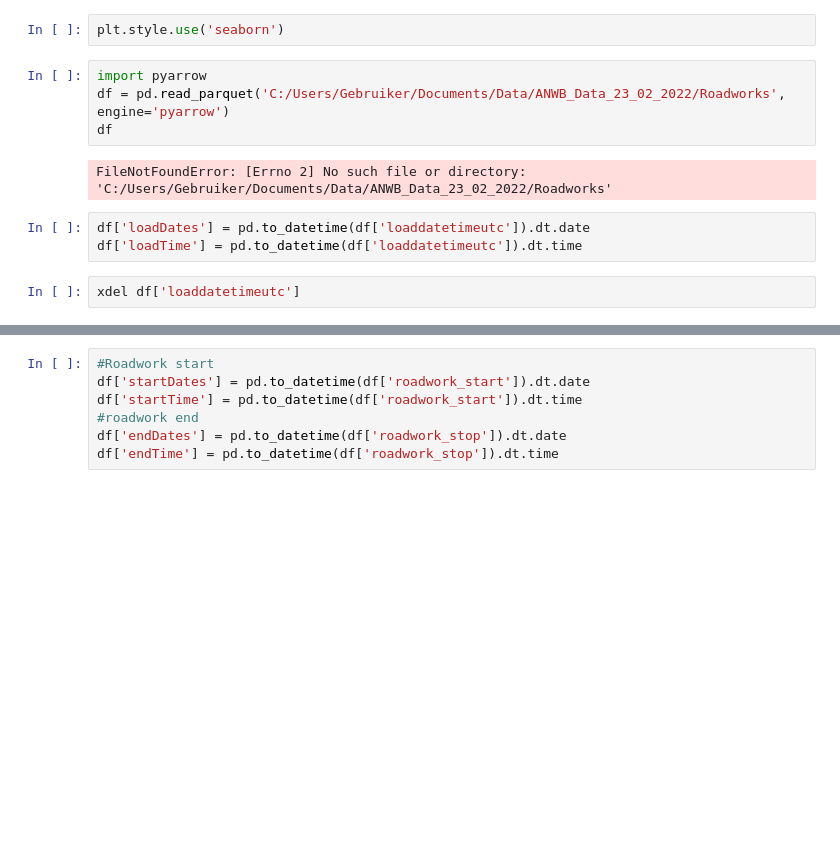
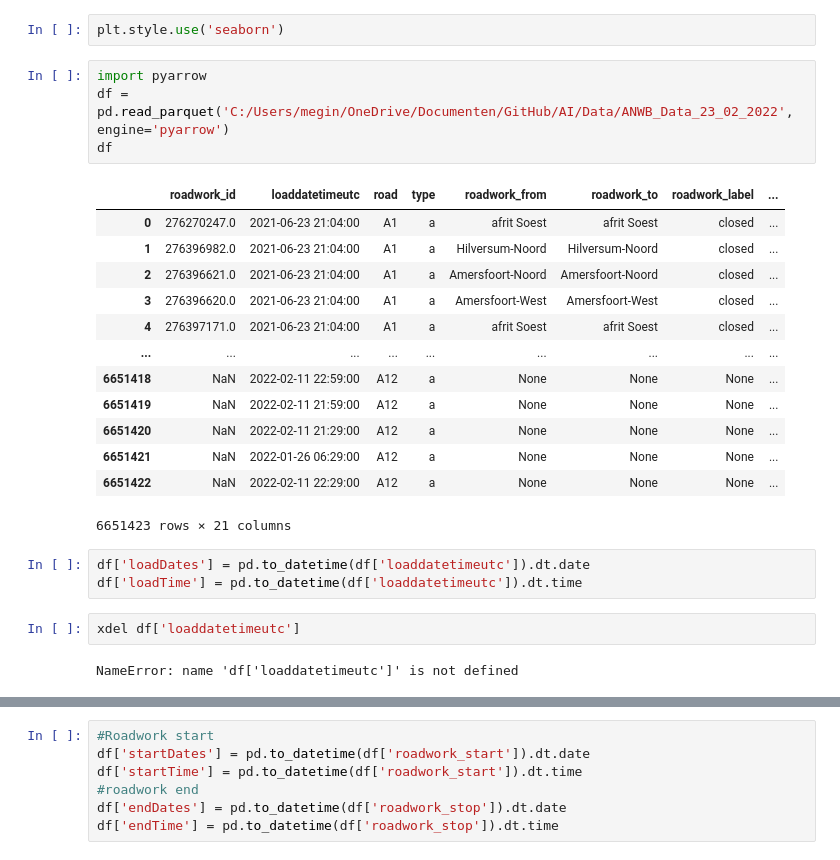
Before and after one commit to AviMegin/AI, a Jupyter notebook: Python/Parquet- project - explore ROADWORKS.ipynb, the cells around one changed output, grey strips where cells are left out. Drawn from its saved outputs; the diff is of its cells as text; blank space fills up the shorter version.

```diff
--- a/Python/Parquet- project - explore ROADWORKS.ipynb
+++ b/Python/Parquet- project - explore ROADWORKS.ipynb
@@ -11,14 +11,28 @@ import seaborn as sns
 plt.style.use('seaborn')
 # %%
 import pyarrow
-df = pd.read_parquet('C:/Users/Gebruiker/Documents/Data/ANWB_Data_23_02_2022/Roadworks', engine='pyarrow')
+df = pd.read_parquet('C:/Users/megin/OneDrive/Documenten/GitHub/AI/Data/ANWB_Data_23_02_2022', engine='pyarrow')
 df
 # %% [output]
+|  | roadwork_id | loaddatetimeutc | road | type | roadwork_from | roadwork_to | roadwork_label | ... |
+| 0 | 276270247.0 | 2021-06-23 21:04:00 | A1 | a | afrit Soest | afrit Soest | closed | ... |
+| 1 | 276396982.0 | 2021-06-23 21:04:00 | A1 | a | Hilversum-Noord | Hilversum-Noord | closed | ... |
+| 2 | 276396621.0 | 2021-06-23 21:04:00 | A1 | a | Amersfoort-Noord | Amersfoort-Noord | closed | ... |
+| 3 | 276396620.0 | 2021-06-23 21:04:00 | A1 | a | Amersfoort-West | Amersfoort-West | closed | ... |
+| 4 | 276397171.0 | 2021-06-23 21:04:00 | A1 | a | afrit Soest | afrit Soest | closed | ... |
+| ... | ... | ... | ... | ... | ... | ... | ... | ... |
+| 6651418 | NaN | 2022-02-11 22:59:00 | A12 | a | None | None | None | ... |
+| 6651419 | NaN | 2022-02-11 21:59:00 | A12 | a | None | None | None | ... |
+| 6651420 | NaN | 2022-02-11 21:29:00 | A12 | a | None | None | None | ... |
+| 6651421 | NaN | 2022-01-26 06:29:00 | A12 | a | None | None | None | ... |
+| 6651422 | NaN | 2022-02-11 22:29:00 | A12 | a | None | None | None | ... |
-FileNotFoundError: [Errno 2] No such file or directory: 'C:/Users/Gebruiker/Documents/Data/ANWB_Data_23_02_2022/Roadworks'
+6651423 rows × 21 columns
 # %%
 df['loadDates'] = pd.to_datetime(df['loaddatetimeutc']).dt.date
 df['loadTime'] = pd.to_datetime(df['loaddatetimeutc']).dt.time
 # %%
 xdel df['loaddatetimeutc']
+# %% [output]
+NameError: name 'df['loaddatetimeutc']' is not defined
 # %%
 df
```
Also changed, not shown: parts of 14 cells of this notebook.
